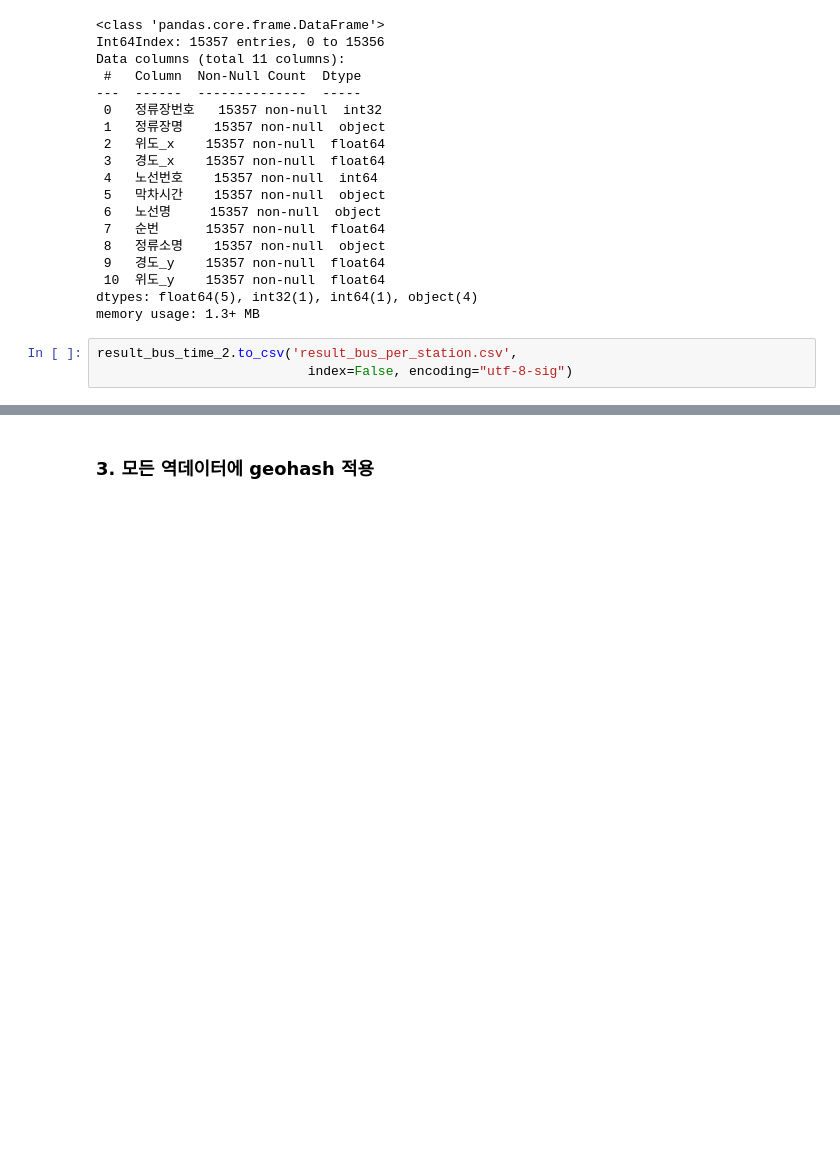
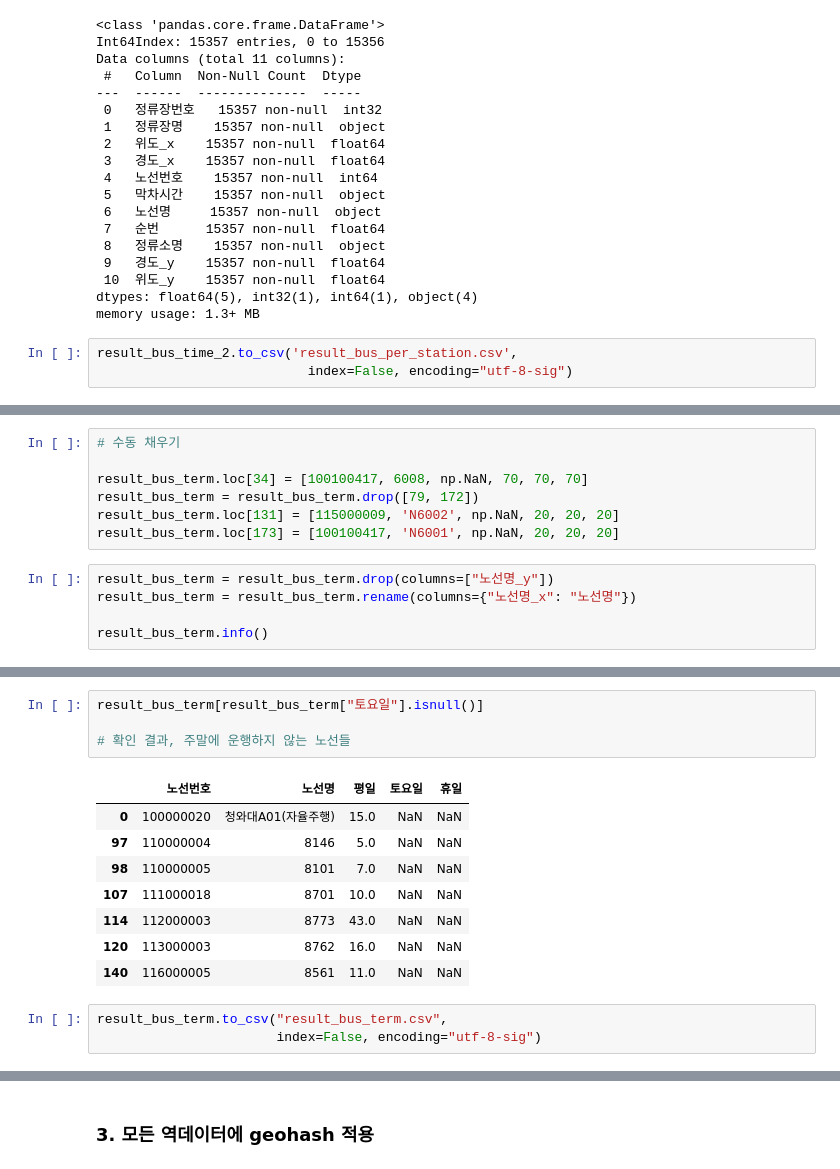
Before and after one commit to 23-1-CauCapstone-Team3/DataPreprocessing, a Jupyter notebook: hub/station.ipynb, the cells around one changed output, grey strips where cells are left out. Cells and saved outputs as stored; diff of their text form; blank space fills up the shorter version.

```diff
--- a/hub/station.ipynb
+++ b/hub/station.ipynb
@@ -459,0 +548,12 @@ result_bus_time_2.to_csv('result_bus_per_station.csv',
+# %%
+# 수동 채우기
+
+result_bus_term.loc[34] = [100100417, 6008, np.NaN, 70, 70, 70]
+result_bus_term = result_bus_term.drop([79, 172])
+result_bus_term.loc[131] = [115000009, 'N6002', np.NaN, 20, 20, 20]
+result_bus_term.loc[173] = [100100417, 'N6001', np.NaN, 20, 20, 20]
+# %%
+result_bus_term = result_bus_term.drop(columns=["노선명_y"])
+result_bus_term = result_bus_term.rename(columns={"노선명_x": "노선명"})
+
+result_bus_term.info()
@@ -459,0 +573,16 @@ result_bus_time_2.to_csv('result_bus_per_station.csv',
+# %%
+result_bus_term[result_bus_term["토요일"].isnull()]
+
+# 확인 결과, 주말에 운행하지 않는 노선들
+# %% [output]
+|  | 노선번호 | 노선명 | 평일 | 토요일 | 휴일 |
+| 0 | 100000020 | 청와대A01(자율주행) | 15.0 | NaN | NaN |
+| 97 | 110000004 | 8146 | 5.0 | NaN | NaN |
+| 98 | 110000005 | 8101 | 7.0 | NaN | NaN |
+| 107 | 111000018 | 8701 | 10.0 | NaN | NaN |
+| 114 | 112000003 | 8773 | 43.0 | NaN | NaN |
+| 120 | 113000003 | 8762 | 16.0 | NaN | NaN |
+| 140 | 116000005 | 8561 | 11.0 | NaN | NaN |
+# %%
+result_bus_term.to_csv("result_bus_term.csv",
+                       index=False, encoding="utf-8-sig")
```
Also changed, not shown: parts of 12 cells of this notebook, 3 other files.
